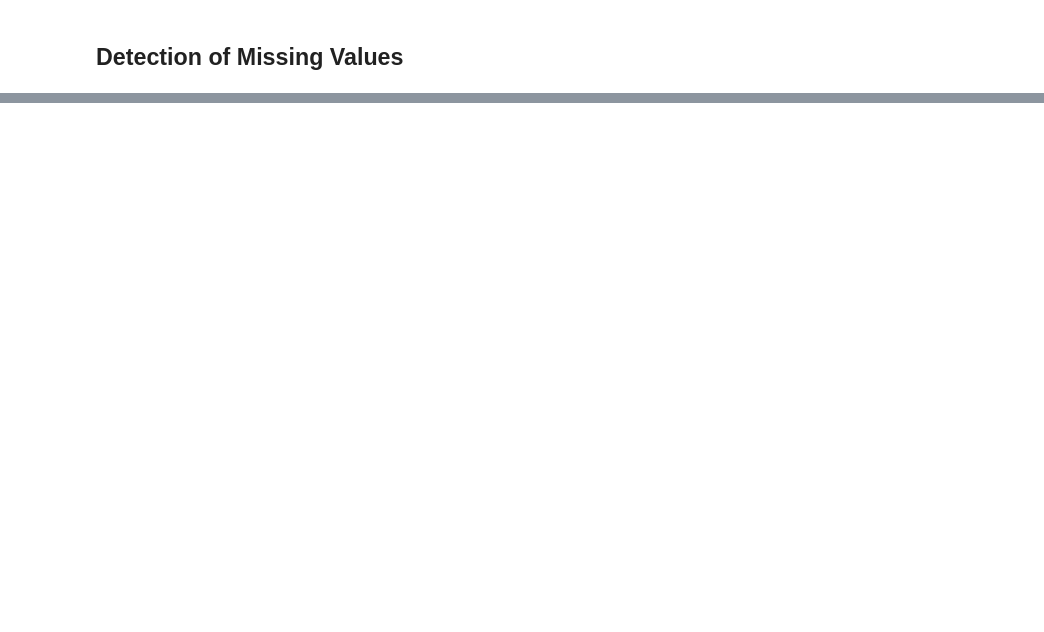
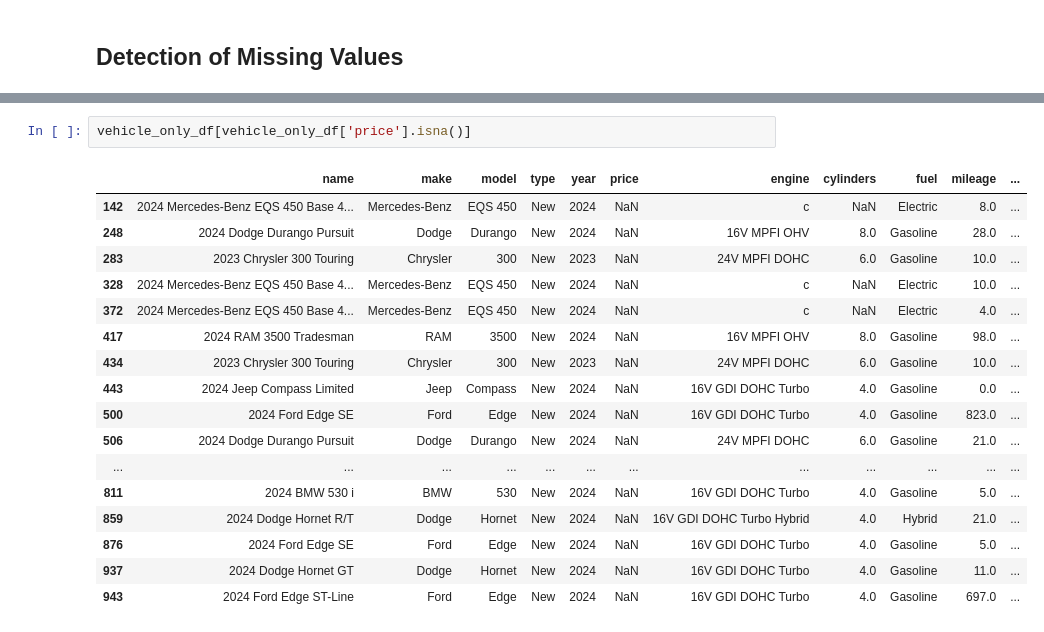
Before and after one commit to bravobryan/data_clean_vehicle_dataset, a Jupyter notebook: data_clean_vehicles.ipynb, the cells around one changed output, grey strips where cells are left out. Saved outputs shown, nothing was run; the diff lists cells and outputs as text; blank space fills up the shorter version.

```diff
--- a/data_clean_vehicles.ipynb
+++ b/data_clean_vehicles.ipynb
@@ -148,0 +213,20 @@ Data Sparsity: 0.015690840541139943
+# %%
+vehicle_only_df[vehicle_only_df['price'].isna()]
+# %% [output]
+|  | name | make | model | type | year | price | engine | cylinders | fuel | mileage | ... |
+| 142 | 2024 Mercedes-Benz EQS 450 Base 4... | Mercedes-Benz | EQS 450 | New | 2024 | NaN | c | NaN | Electric | 8.0 | ... |
+| 248 | 2024 Dodge Durango Pursuit | Dodge | Durango | New | 2024 | NaN | 16V MPFI OHV | 8.0 | Gasoline | 28.0 | ... |
+| 283 | 2023 Chrysler 300 Touring | Chrysler | 300 | New | 2023 | NaN | 24V MPFI DOHC | 6.0 | Gasoline | 10.0 | ... |
+| 328 | 2024 Mercedes-Benz EQS 450 Base 4... | Mercedes-Benz | EQS 450 | New | 2024 | NaN | c | NaN | Electric | 10.0 | ... |
+| 372 | 2024 Mercedes-Benz EQS 450 Base 4... | Mercedes-Benz | EQS 450 | New | 2024 | NaN | c | NaN | Electric | 4.0 | ... |
+| 417 | 2024 RAM 3500 Tradesman | RAM | 3500 | New | 2024 | NaN | 16V MPFI OHV | 8.0 | Gasoline | 98.0 | ... |
+| 434 | 2023 Chrysler 300 Touring | Chrysler | 300 | New | 2023 | NaN | 24V MPFI DOHC | 6.0 | Gasoline | 10.0 | ... |
+| 443 | 2024 Jeep Compass Limited | Jeep | Compass | New | 2024 | NaN | 16V GDI DOHC Turbo | 4.0 | Gasoline | 0.0 | ... |
+| 500 | 2024 Ford Edge SE | Ford | Edge | New | 2024 | NaN | 16V GDI DOHC Turbo | 4.0 | Gasoline | 823.0 | ... |
+| 506 | 2024 Dodge Durango Pursuit | Dodge | Durango | New | 2024 | NaN | 24V MPFI DOHC | 6.0 | Gasoline | 21.0 | ... |
+| ... | ... | ... | ... | ... | ... | ... | ... | ... | ... | ... | ... |
+| 811 | 2024 BMW 530 i | BMW | 530 | New | 2024 | NaN | 16V GDI DOHC Turbo | 4.0 | Gasoline | 5.0 | ... |
+| 859 | 2024 Dodge Hornet R/T | Dodge | Hornet | New | 2024 | NaN | 16V GDI DOHC Turbo Hybrid | 4.0 | Hybrid | 21.0 | ... |
+| 876 | 2024 Ford Edge SE | Ford | Edge | New | 2024 | NaN | 16V GDI DOHC Turbo | 4.0 | Gasoline | 5.0 | ... |
+| 937 | 2024 Dodge Hornet GT | Dodge | Hornet | New | 2024 | NaN | 16V GDI DOHC Turbo | 4.0 | Gasoline | 11.0 | ... |
+| 943 | 2024 Ford Edge ST-Line | Ford | Edge | New | 2024 | NaN | 16V GDI DOHC Turbo | 4.0 | Gasoline | 697.0 | ... |
```
Also changed, not shown: parts of 8 cells of this notebook.
